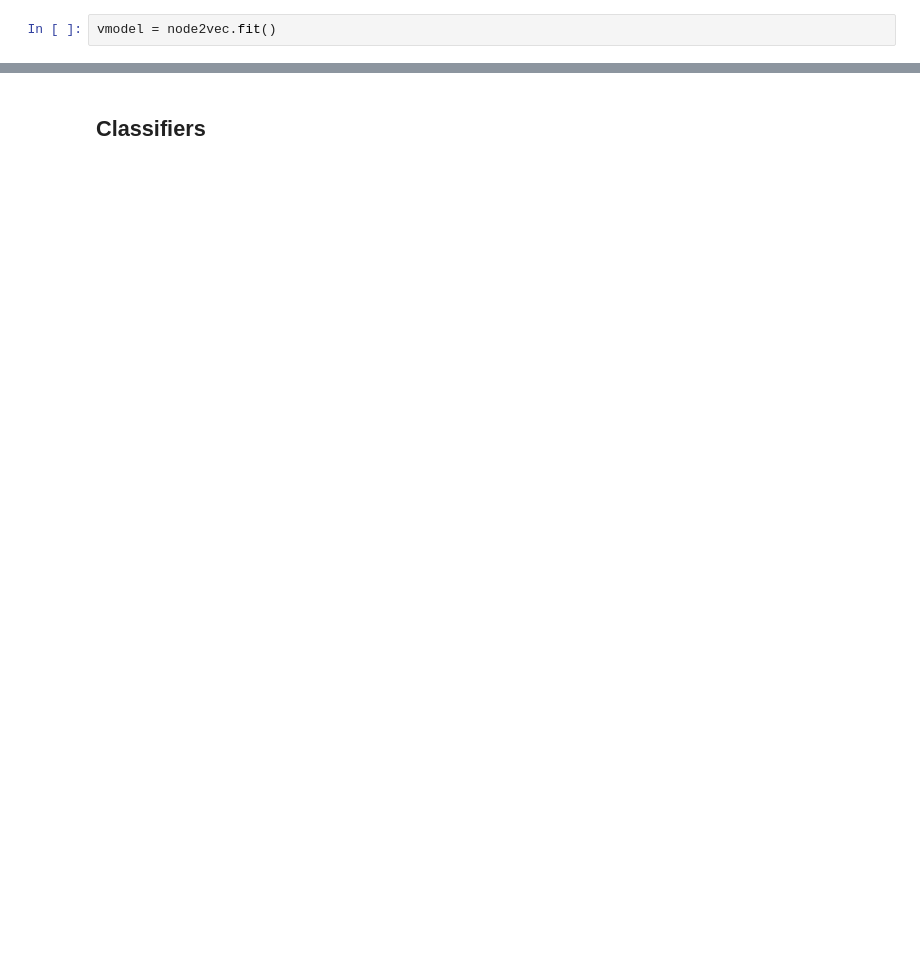
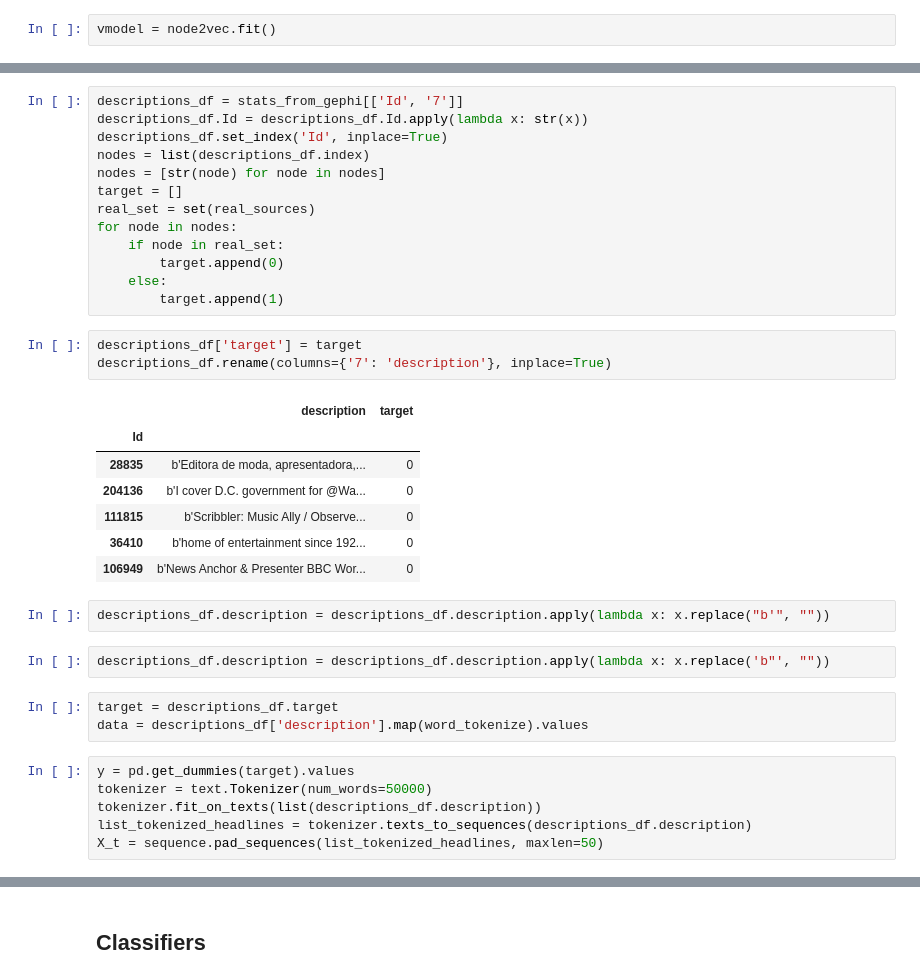
Before and after one commit to briansrebrenik/Final_Project, a Jupyter notebook: twitter_network_eda.ipynb, the cells around one changed output, grey strips where cells are left out. Cells and saved outputs as stored; diff of their text form; blank space fills up the shorter version.

```diff
--- a/twitter_network_eda.ipynb
+++ b/twitter_network_eda.ipynb
@@ -182,0 +186,37 @@ emb_df_with_louvain = emb_df.join(louvain_df)
+# %%
+descriptions_df = stats_from_gephi[['Id', '7']]
+descriptions_df.Id = descriptions_df.Id.apply(lambda x: str(x))
+descriptions_df.set_index('Id', inplace=True)
+nodes = list(descriptions_df.index)
+nodes = [str(node) for node in nodes]
+target = []
+real_set = set(real_sources)
+for node in nodes:
+    if node in real_set:
+        target.append(0)
+    else:
+        target.append(1)
+# %%
+descriptions_df['target'] = target
+descriptions_df.rename(columns={'7': 'description'}, inplace=True)
+# %% [output]
+|  | description | target |
+| Id |  |  |
+| 28835 | b'Editora de moda, apresentadora,... | 0 |
+| 204136 | b'I cover D.C. government for @Wa... | 0 |
+| 111815 | b'Scribbler: Music Ally / Observe... | 0 |
+| 36410 | b'home of entertainment since 192... | 0 |
+| 106949 | b'News Anchor & Presenter BBC Wor... | 0 |
+# %%
+descriptions_df.description = descriptions_df.description.apply(lambda x: x.replace("b'", ""))
+# %%
+descriptions_df.description = descriptions_df.description.apply(lambda x: x.replace('b"', ""))
+# %%
+target = descriptions_df.target
+data = descriptions_df['description'].map(word_tokenize).values
+# %%
+y = pd.get_dummies(target).values
+tokenizer = text.Tokenizer(num_words=50000)
+tokenizer.fit_on_texts(list(descriptions_df.description))
+list_tokenized_headlines = tokenizer.texts_to_sequences(descriptions_df.description)
+X_t = sequence.pad_sequences(list_tokenized_headlines, maxlen=50)
```
Also changed, not shown: parts of 27 cells of this notebook.
